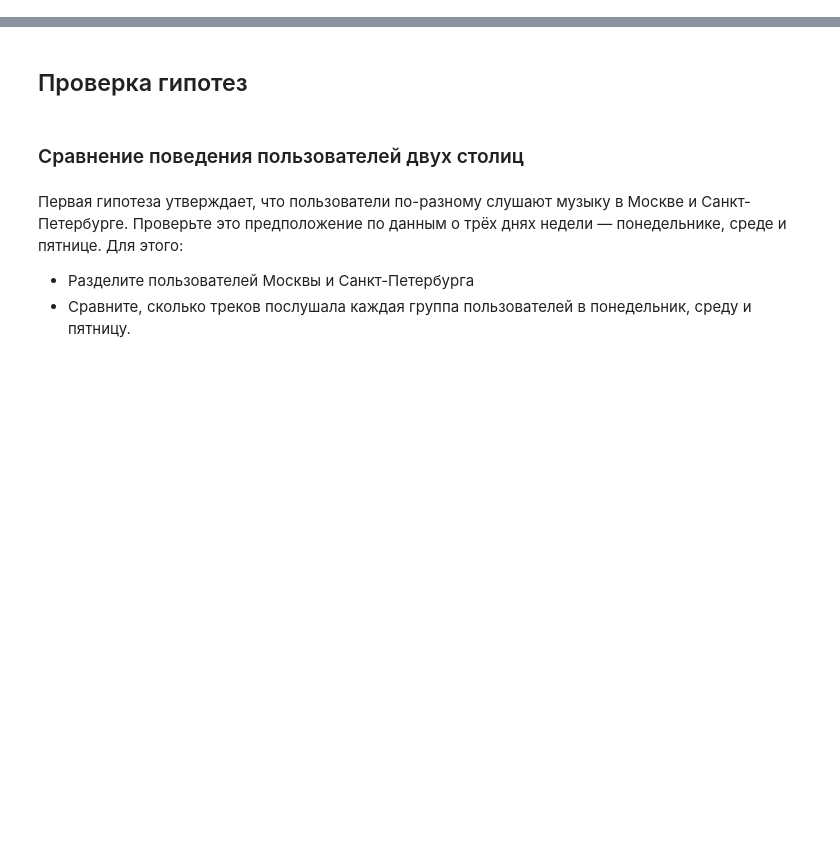
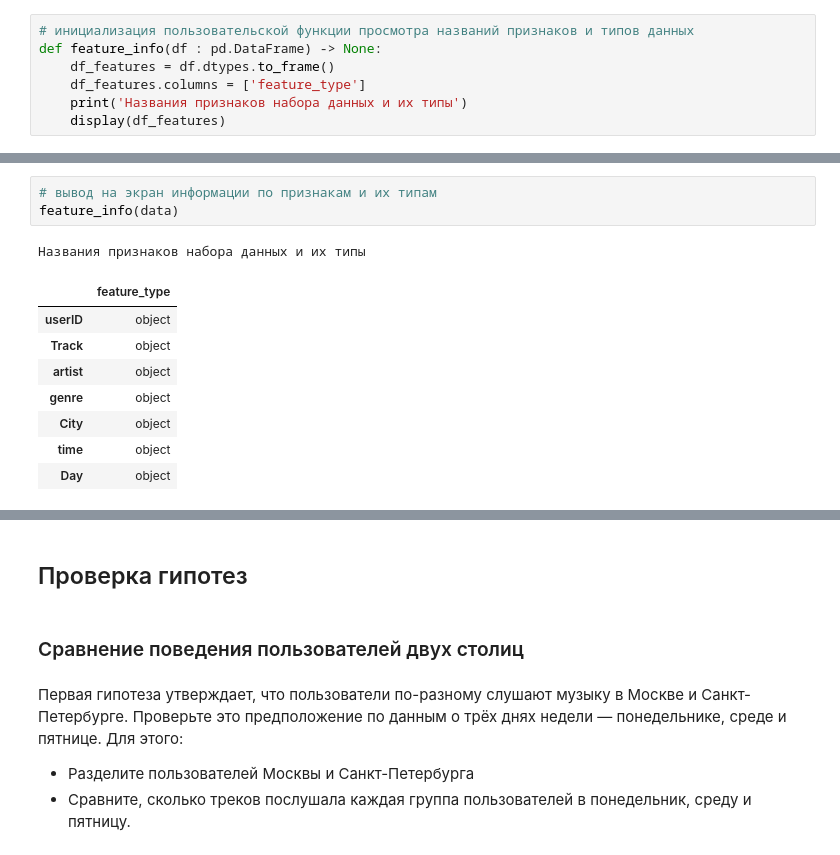
Before and after one commit to MrKostas/Yandex-Praktikum_Data-Analyst-projects, a Jupyter notebook: notebooks/DA_PetProject 1_The Music of big Cities.ipynb, the cells around one changed output, grey strips where cells are left out. Drawn from its saved outputs; the diff is of its cells as text; blank space fills up the shorter version.

```diff
--- a/notebooks/DA_PetProject 1_The Music of big Cities.ipynb
+++ b/notebooks/DA_PetProject 1_The Music of big Cities.ipynb
@@ -394,0 +102,7 @@ array(['acid', 'acoustic', 'action', 'adult', 'africa', 'afrikaans',
+# %%
+# инициализация пользовательской функции просмотра названий признаков и типов данных
+def feature_info(df : pd.DataFrame) -> None:
+    df_features = df.dtypes.to_frame()
+    df_features.columns = ['feature_type']
+    print('Названия признаков набора данных и их типы')
+    display(df_features)
@@ -394,0 +136,13 @@ array(['acid', 'acoustic', 'action', 'adult', 'africa', 'afrikaans',
+# %%
+# вывод на экран информации по признакам и их типам
+feature_info(data)
+# %% [output]
+Названия признаков набора данных и их типы
+|  | feature_type |
+| userID | object |
+| Track | object |
+| artist | object |
+| genre | object |
+| City | object |
+| time | object |
+| Day | object |
```
Also changed, not shown: parts of 106 cells of this notebook, 4 other files.
